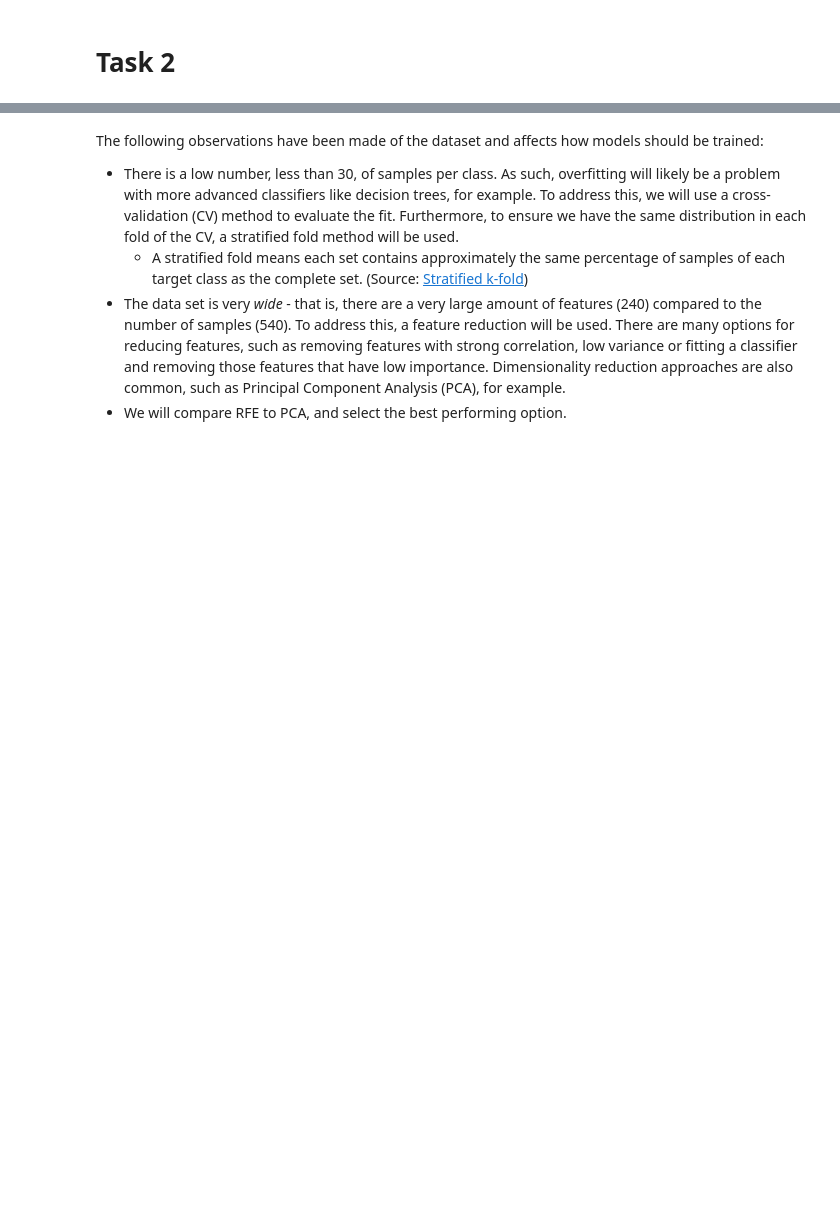
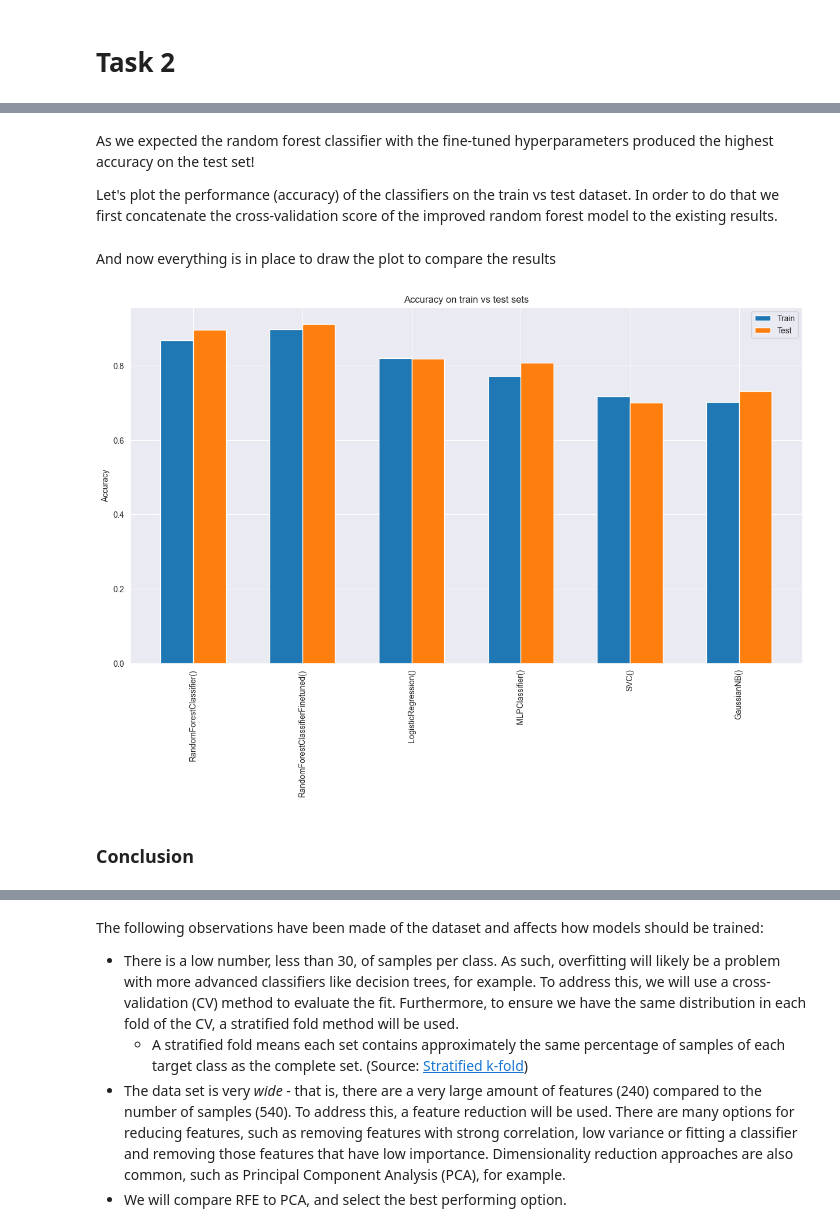
Before and after one commit to viktorparipas92/D7062E-projectgroup-10, a Jupyter notebook: Task3/task3.ipynb, the cells around one changed output, grey strips where cells are left out. Cells and saved outputs as stored; diff of their text form; code cells hidden in the pictures; blank space fills up the shorter version.

```diff
--- a/Task3/task3.ipynb
+++ b/Task3/task3.ipynb
@@ -447,0 +538,2 @@ plt.xticks([1], [""])
+# %%
+results = evaluate_all_classifiers(training_data)
@@ -447,0 +702,54 @@ plt.xticks([1], [""])
+# %% [markdown]
+As we expected the random forest classifier with the fine-tuned hyperparameters produced the highest accuracy on the test set!
+
+Let's plot the performance (accuracy) of the classifiers on the train vs test dataset.
+In order to do that we first concatenate the cross-validation score of the improved random forest model to the existing results.
+# %%
+N = len(CLASSIFIERS_TASK2_TO_EVALUATE)
+
+training_results = pd.concat(
+    [
+        results,
+        pd.DataFrame(
+            [
+                {
+                    "classifier": "RandomForestClassifierFinetuned",
+                    "test_accuracy": searchCV2.best_score_,
+                }
+            ]
+        ),
+    ]
+)
+training_results = training_results.set_index("classifier")
+# %% [markdown]
+And now everything is in place to draw the plot to compare the results
+# %%
+classifier_names = [
+    classifier.__class__.__name__ for classifier in CLASSIFIERS_TASK2_TO_EVALUATE
+]
+training_accuracy_scores = training_results.loc[classifier_names][
+    "test_accuracy"
+].values
+test_accuracy_scores = [prediction_scores[c] for c in classifier_names]
+# %%
+index = np.arange(N)
+
+plt.figure(figsize=(15, 8))
+BAR_WIDTH = 0.3
+
+plt.bar(index, training_accuracy_scores, BAR_WIDTH, label="Train")
+plt.bar(index + BAR_WIDTH, test_accuracy_scores, BAR_WIDTH, label="Test")
+
+plt.ylabel("Accuracy")
+plt.title("Accuracy on train vs test sets")
+plt.xticks(
+    index + BAR_WIDTH / 2,
+    tuple(CLASSIFIERS_TASK2_TO_EVALUATE),
+    rotation=90,
+)
+plt.legend(loc="best")
+plt.show()
+# %% [output]
+[figure, added]
+# %% [markdown]
+### Conclusion
```
Also changed, not shown: parts of 41 cells of this notebook, 1 other file.
